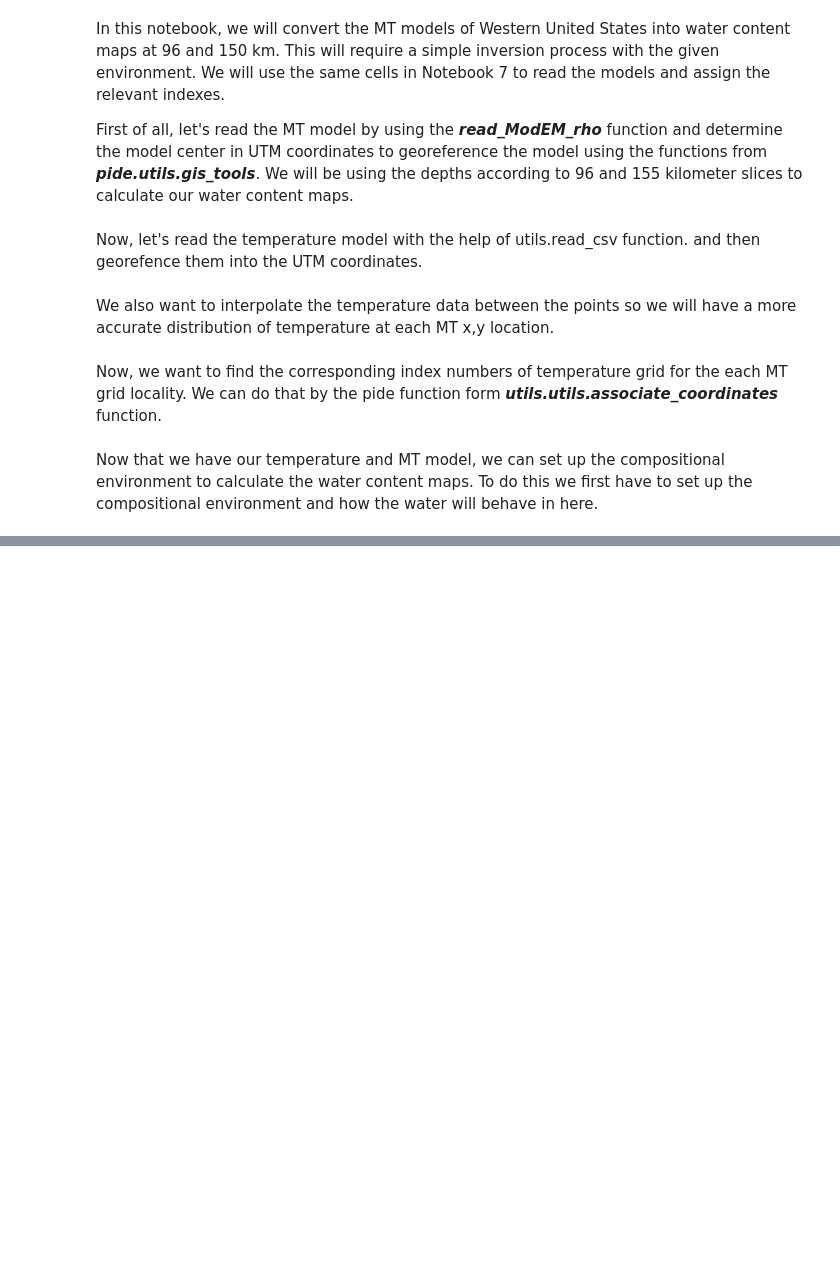
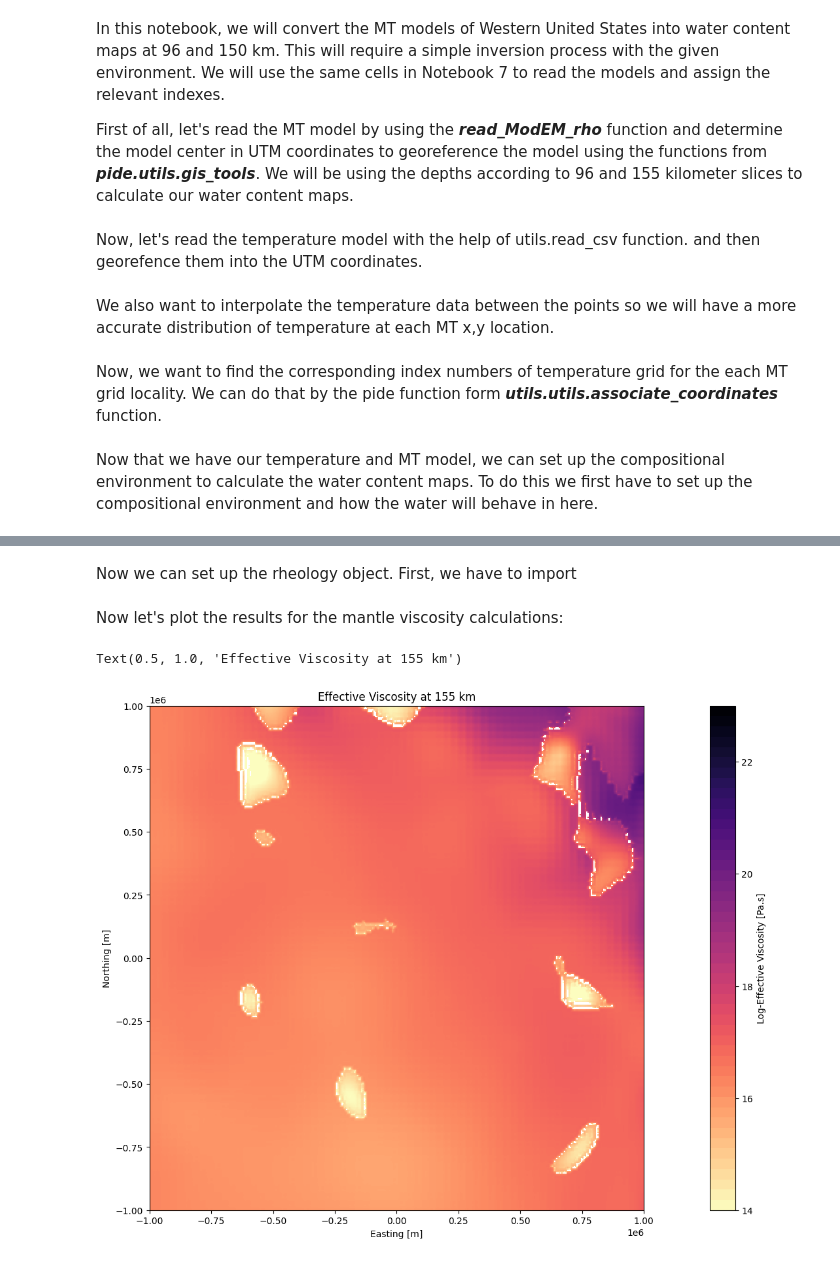
Before and after one commit to sinanozaydin/pide, a Jupyter notebook: examples/notebooks/8_MantleWaterContent_and_Rheology_from_MT.ipynb, the cells around one changed output, grey strips where cells are left out. Drawn from its saved outputs; the diff is of its cells as text; code cells hidden in the pictures; blank space fills up the shorter version.

```diff
--- a/examples/notebooks/8_MantleWaterContent_and_Rheology_from_MT.ipynb
+++ b/examples/notebooks/8_MantleWaterContent_and_Rheology_from_MT.ipynb
@@ -227,0 +242,44 @@ plt.show()
+# %%
+p_obj.set_bulk_water(water_155)
+p_obj.mantle_water_distribute()
+
+#Olivine water content then can be taken from the object
+ol_water = p_obj.ol_water
+# %% [markdown]
+Now we can set up the rheology object. First, we have to import
+# %%
+from pide.rheology.olivine_rheology import olivine_rheology
+
+#creating rheology object
+rheol_obj = olivine_rheology(T = p_obj.T,P = p_obj.p,water = p_obj.ol_water, xFe = 0.1)
+#calculating stress from grain size for ambient mantle with equation 3 with 1 mm grain size
+stress_input = rheol_obj.Stress_from_grainSize_vanderWAL1993(grain_size = 1)
+
+#calculating strains from Hirth and Kohlstedt (2003)
+diff_strain = rheol_obj.Hirth_Kohlstedt_2003_diff_fugacity(gr_sz = 1,stress = stress_input, melt = 0.0, fugacity_model= 'Zhao2004', calibration_model="Withers2012")
+disl_strain = rheol_obj.Hirth_Kohlstedt_2003_dislocation_fugacity(stress = stress_input, melt = 0.0, fugacity_model= 'Zhao2004', calibration_model="Withers2012")
+gbs_strain = rheol_obj.Ohuchi_et_al_2014_GBS(gr_sz=1, stress = stress_input, fugacity_model= 'Zhao2004', calibration_model="Withers2012")
+
+#calculating effective viscosity
+eff_visc_155 = rheol_obj.calculate_effective_viscosity(stress = stress_input, strain_diff=diff_strain,strain_disl=disl_strain,strain_GBS=gbs_strain)
+
+visc_155 = griddata(points_interp, eff_visc_155, (x_i, y_i), method = 'cubic')
+# %% [markdown]
+Now let's plot the results for the mantle viscosity calculations:
+# %%
+fig = plt.figure(figsize = (13,10))
+ax1 = plt.subplot(111)
+cax1 = ax1.pcolormesh(xi,yi, np.log10(visc_155), cmap = 'magma_r')
+cax1.set_clim(14,23)
+cbar_ax = fig.colorbar(cax1, boundaries= np.linspace(14,23), orientation="vertical", pad=0.1,
+			 ticks = [14,16,18,20,22], ax = ax1, label = r'Log-Effective Viscosity [Pa.s]')
+
+ax1.clabel(cont, cont.levels, inline = True, fontsize = 8, colors = 'white')
+ax1.set_xlim(-1e6,1e6)
+ax1.set_ylim(-1e6,1e6)
+ax1.set_xlabel('Easting [m]')
+ax1.set_ylabel('Northing [m]')
+ax1.set_title('Effective Viscosity at 155 km')
+# %% [output]
+Text(0.5, 1.0, 'Effective Viscosity at 155 km')
+[figure, added]
```
Also changed, not shown: parts of 2 cells of this notebook, 7 other files.
